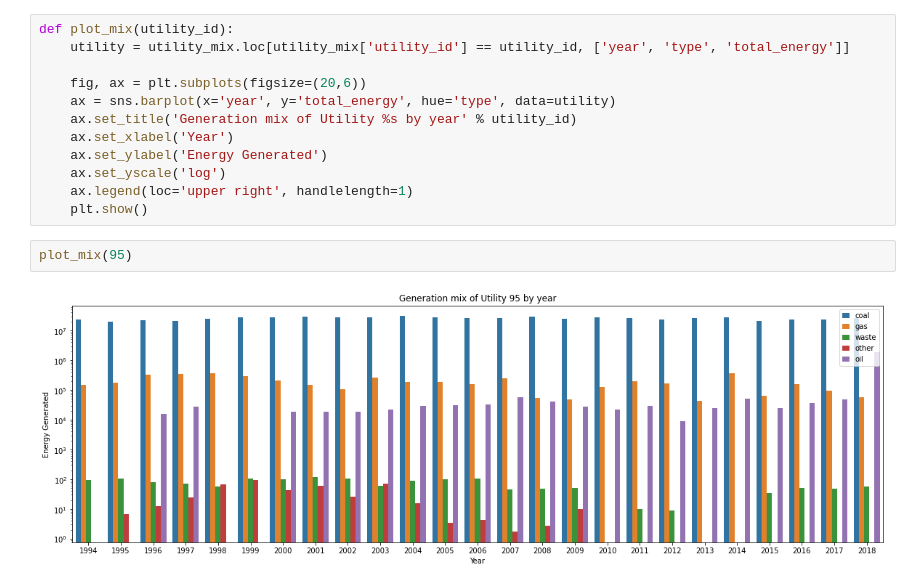
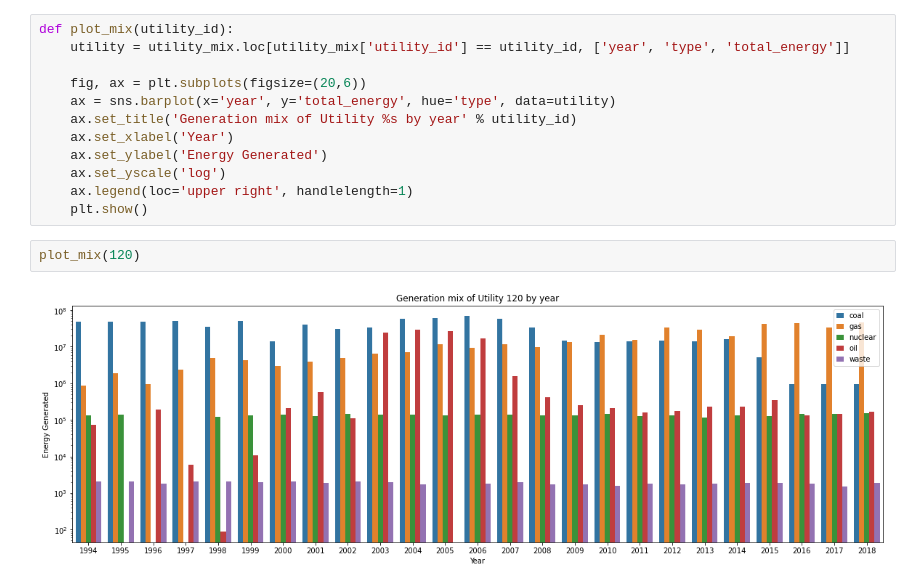
Before and after one commit to omotayo-alade/ham20-internship, a Jupyter notebook: stage1/explore.ipynb, the cells around one changed output. Drawn from its saved outputs; the diff is of its cells as text.

```diff
--- a/stage1/explore.ipynb
+++ b/stage1/explore.ipynb
@@ -469,6 +467,6 @@ def plot_mix(utility_id):
     ax.legend(loc='upper right', handlelength=1)
     plt.show()
 # %%
-plot_mix(95)
+plot_mix(120)
 # %% [output]
-[figure, old version]
+[figure, new version]
```
Also changed, not shown: parts of 2 cells of this notebook.
